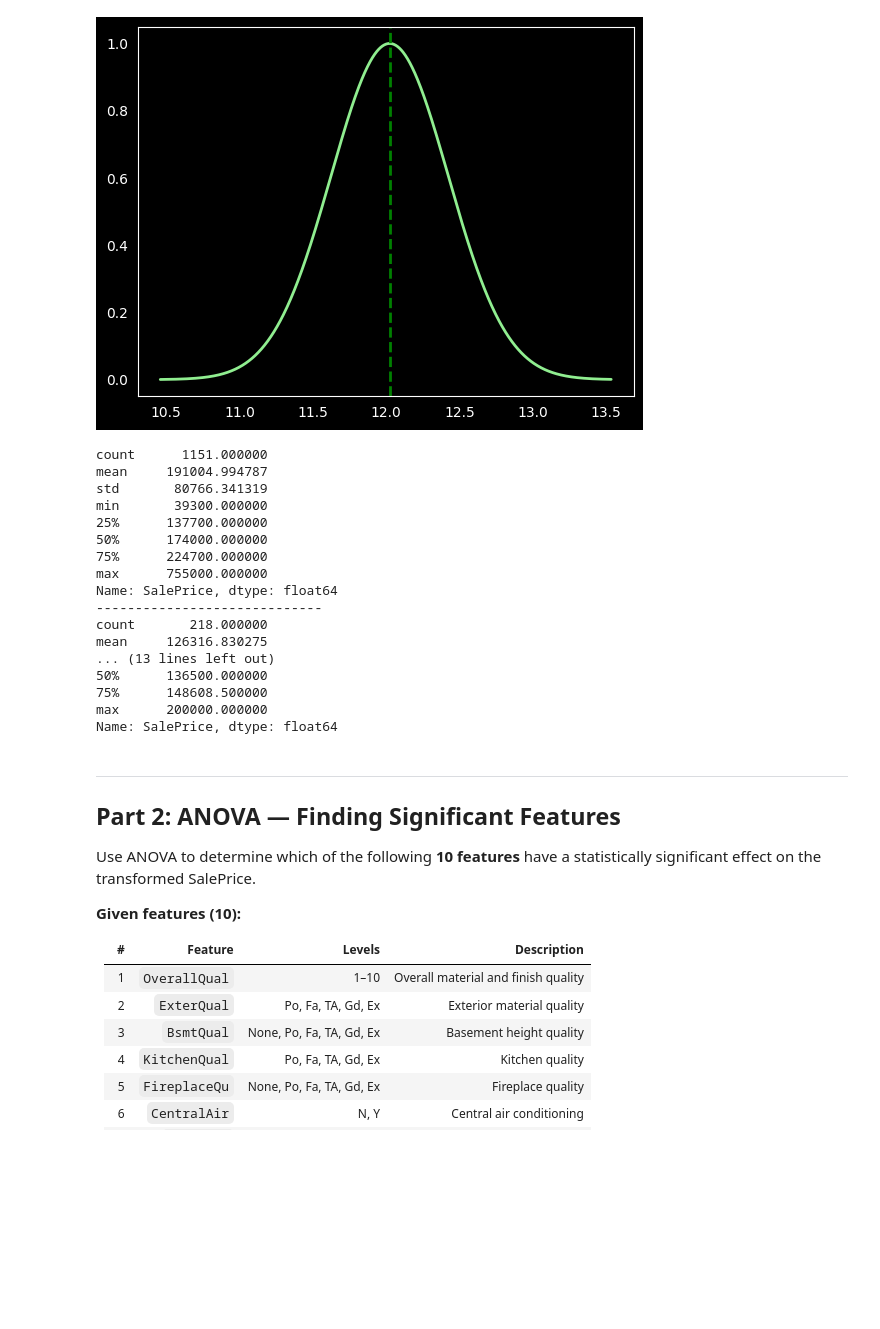
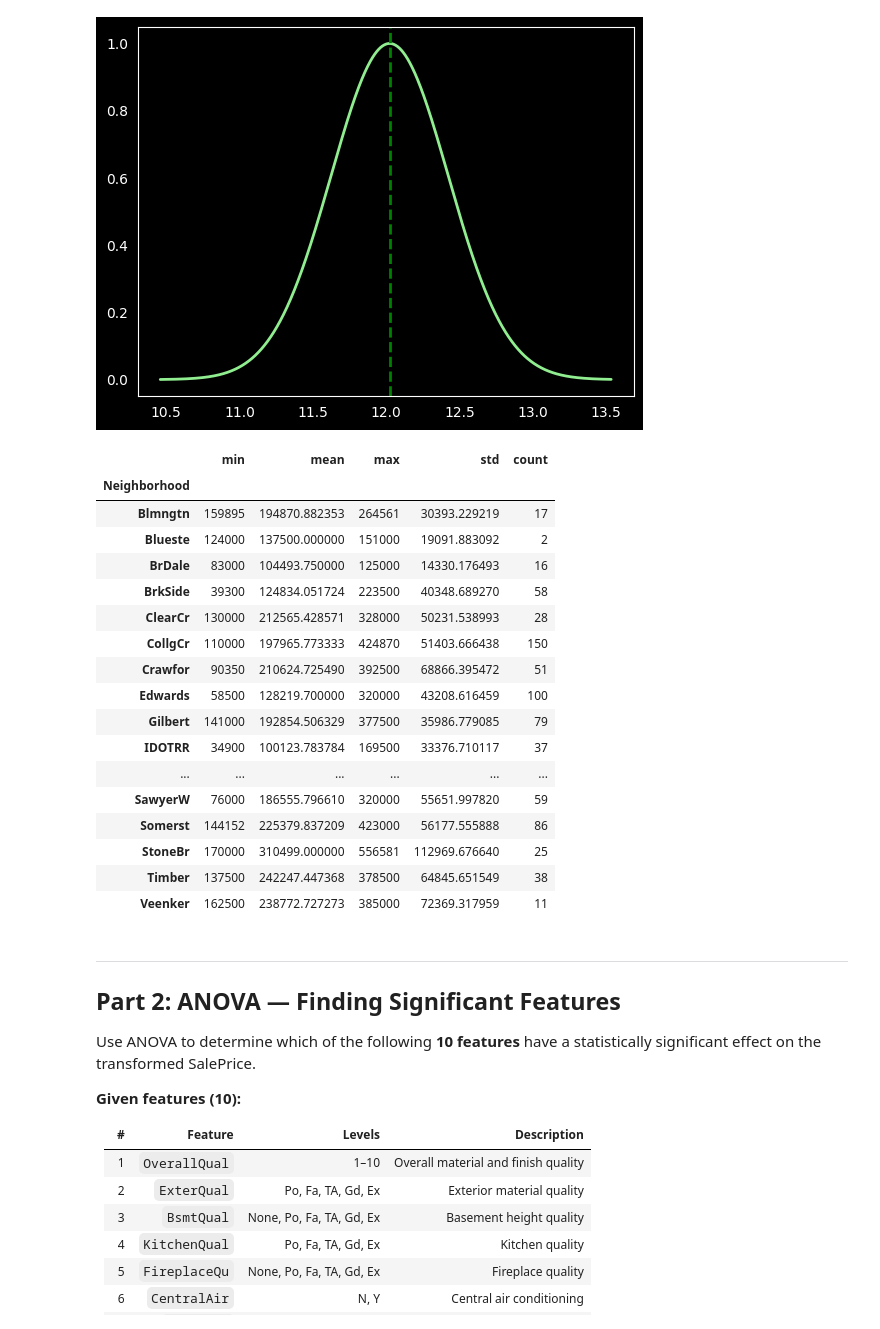
Before and after one commit to cpalescan/cstat, a Jupyter notebook: project_STUDENTID.ipynb, the cells around one changed output. Cells and saved outputs as stored; diff of their text form; code cells hidden in the pictures; blank space fills up the shorter version.

```diff
--- a/project_STUDENTID.ipynb
+++ b/project_STUDENTID.ipynb
@@ -128,44 +128,27 @@ plt.axvline(mean_sales_price, color='green', linestyle='--', linewidth=2)
 plt.grid(False)
 # %% [output]
 [figure]
-# %%
-train["MSZoning"].value_counts()
-rl = train[train['MSZoning'] == 'RL']
-print(rl['SalePrice'].describe())
-print("-----------------------------")
-
-rm = train[train['MSZoning'] == 'RM']
-print(rm['SalePrice'].describe())
-print("-----------------------------")
-rh = train[train['MSZoning'] == 'RH']
-print(rh['SalePrice'].describe())
-
-# rm = train.query('MSZoning == "RM"')
-# print(f"RM: {np.mean(rm)}")
-#
-# fv = train.query('"MSZoning" == "FV"')
-# print(f"FV: {np.mean(fv)}")
-#
-# rh = train.query('"MSZoning" == "RH"')
-# print(f"RH: {np.mean(rh)}")
-# %% [output]
-count      1151.000000
-mean     191004.994787
-std       80766.341319
-min       39300.000000
-25%      137700.000000
-50%      174000.000000
-75%      224700.000000
-max      755000.000000
-Name: SalePrice, dtype: float64
------------------------------
-count       218.000000
-mean     126316.830275
-... (13 lines left out)
-50%      136500.000000
-75%      148608.500000
-max      200000.000000
-Name: SalePrice, dtype: float64
+# %%
+train.groupby('Neighborhood')['SalePrice'].agg(["min",'mean', "max", "std", "count"])
+# %% [output]
+|  | min | mean | max | std | count |
+| Neighborhood |  |  |  |  |  |
+| Blmngtn | 159895 | 194870.882353 | 264561 | 30393.229219 | 17 |
+| Blueste | 124000 | 137500.000000 | 151000 | 19091.883092 | 2 |
+| BrDale | 83000 | 104493.750000 | 125000 | 14330.176493 | 16 |
+| BrkSide | 39300 | 124834.051724 | 223500 | 40348.689270 | 58 |
+| ClearCr | 130000 | 212565.428571 | 328000 | 50231.538993 | 28 |
+| CollgCr | 110000 | 197965.773333 | 424870 | 51403.666438 | 150 |
+| Crawfor | 90350 | 210624.725490 | 392500 | 68866.395472 | 51 |
+| Edwards | 58500 | 128219.700000 | 320000 | 43208.616459 | 100 |
+| Gilbert | 141000 | 192854.506329 | 377500 | 35986.779085 | 79 |
+| IDOTRR | 34900 | 100123.783784 | 169500 | 33376.710117 | 37 |
+| ... | ... | ... | ... | ... | ... |
+| SawyerW | 76000 | 186555.796610 | 320000 | 55651.997820 | 59 |
+| Somerst | 144152 | 225379.837209 | 423000 | 56177.555888 | 86 |
+| StoneBr | 170000 | 310499.000000 | 556581 | 112969.676640 | 25 |
+| Timber | 137500 | 242247.447368 | 378500 | 64845.651549 | 38 |
+| Veenker | 162500 | 238772.727273 | 385000 | 72369.317959 | 11 |
 # %% [markdown]
 ---
 ## Part 2: ANOVA — Finding Significant Features
```
Also changed, not shown: parts of 3 cells of this notebook.
